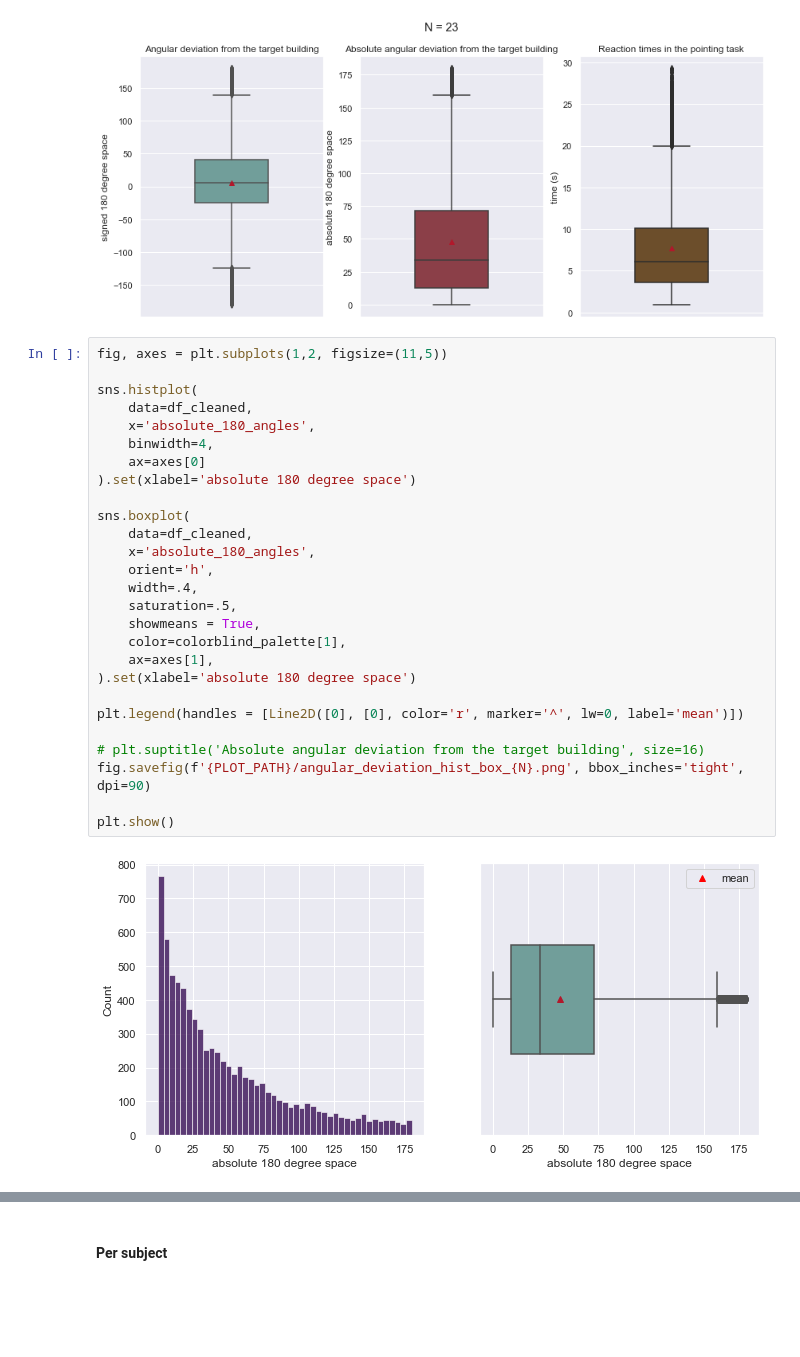
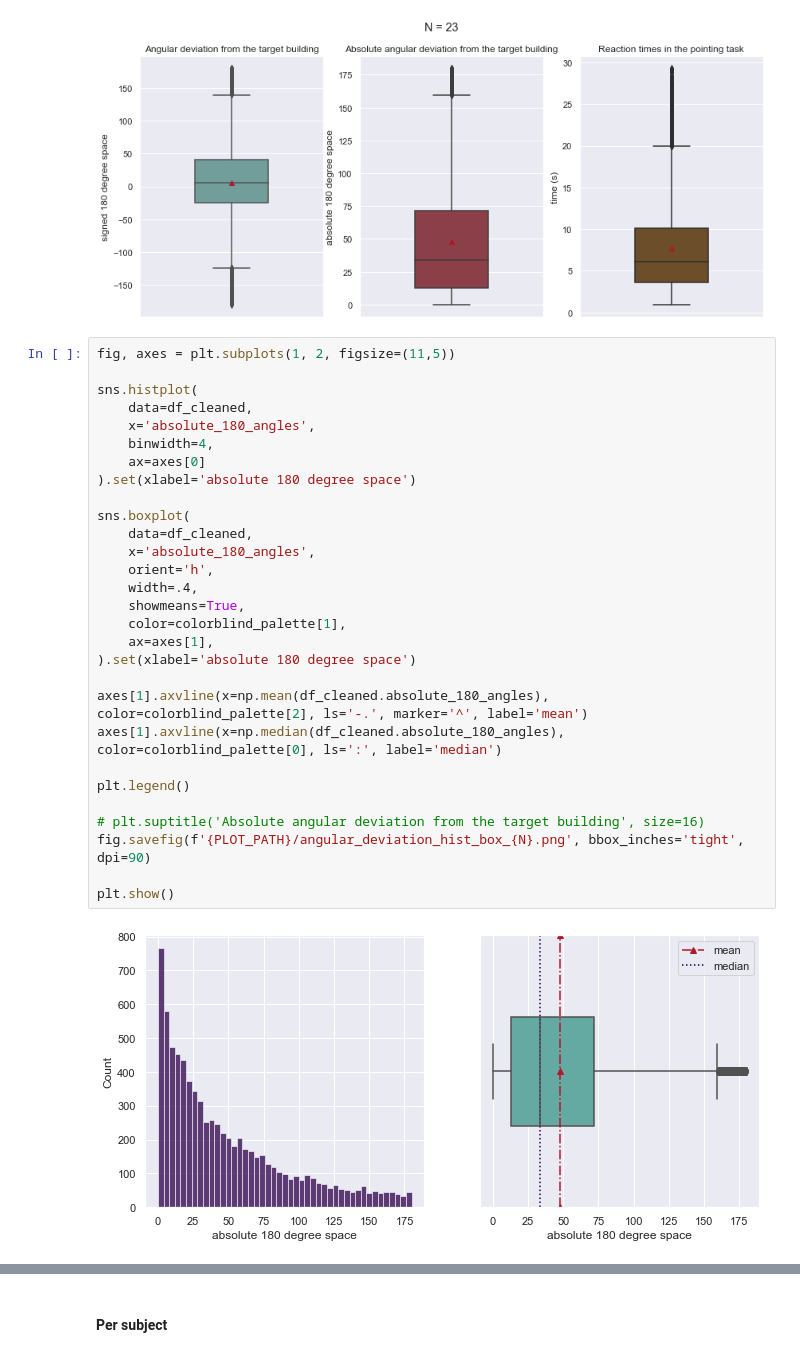
Before and after one commit to nora-maleki/humanA-pointing-task-analysis, a Jupyter notebook: analyses/01_main/02_descriptives.ipynb, the cells around one changed output, grey strips where cells are left out. Saved outputs shown, nothing was run; the diff lists cells and outputs as text; blank space fills up the shorter version.

Commit message:
added mean median lines to plots; minor refinements

```diff
--- a/analyses/01_main/02_descriptives.ipynb
+++ b/analyses/01_main/02_descriptives.ipynb
@@ -217,34 +217,36 @@ plt.show()
 # %% [output]
 [figure]
 # %%
-fig, axes = plt.subplots(1,2, figsize=(11,5))
+fig, axes = plt.subplots(1, 2, figsize=(11,5))
 
 sns.histplot(
     data=df_cleaned,
     x='absolute_180_angles',
     binwidth=4,
     ax=axes[0]
 ).set(xlabel='absolute 180 degree space')
 
 sns.boxplot(
     data=df_cleaned,
     x='absolute_180_angles',
     orient='h',
     width=.4,
-    saturation=.5,
-    showmeans = True,
+    showmeans=True,
     color=colorblind_palette[1],
     ax=axes[1],
 ).set(xlabel='absolute 180 degree space')
 
-plt.legend(handles = [Line2D([0], [0], color='r', marker='^', lw=0, label='mean')])
+axes[1].axvline(x=np.mean(df_cleaned.absolute_180_angles), color=colorblind_palette[2], ls='-.', marker='^', label='mean')
+axes[1].axvline(x=np.median(df_cleaned.absolute_180_angles), color=colorblind_palette[0], ls=':', label='median')
+
+plt.legend()
 
 # plt.suptitle('Absolute angular deviation from the target building', size=16)
 fig.savefig(f'{PLOT_PATH}/angular_deviation_hist_box_{N}.png', bbox_inches='tight', dpi=90)
 
 plt.show()
 # %% [output]
-[figure, old version]
+[figure, new version]
 # %%
 fig, axes = plt.subplots(1,2, figsize=(11,5))
 
```
Also changed, not shown: parts of 5 cells of this notebook.
